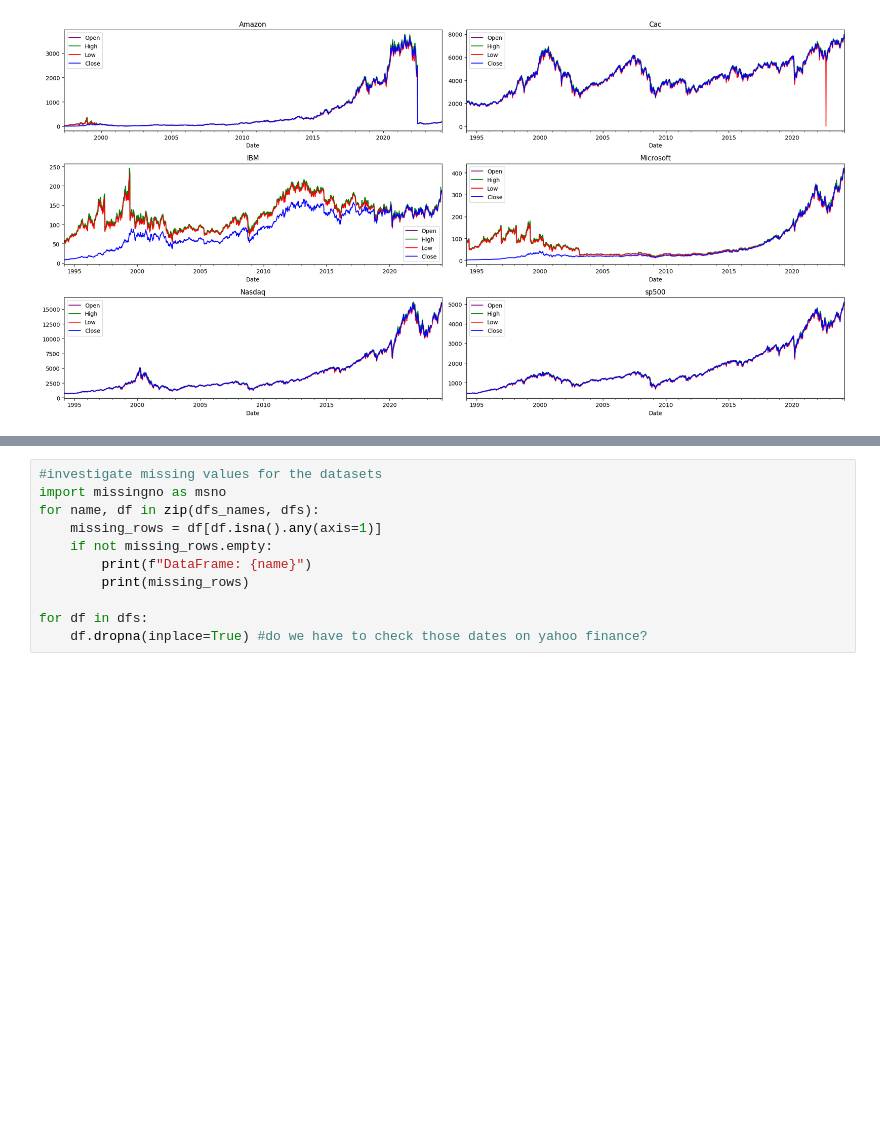
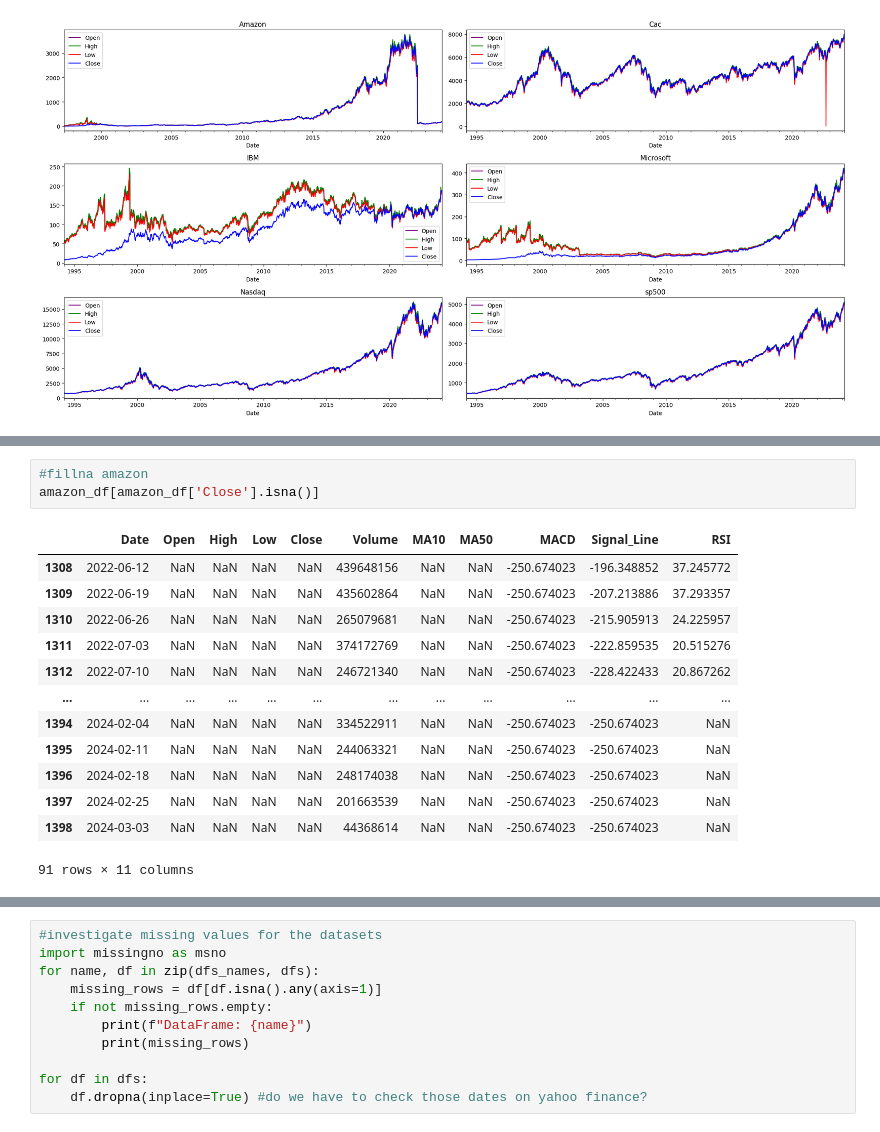
Before and after one commit to elenatomasella/ML, a Jupyter notebook: euklid_coding.ipynb, the cells around one changed output, grey strips where cells are left out. Cells and saved outputs as stored; diff of their text form; blank space fills up the shorter version.

```diff
--- a/euklid_coding.ipynb
+++ b/euklid_coding.ipynb
@@ -68,0 +96,17 @@ plt.show()
+# %%
+#fillna amazon
+amazon_df[amazon_df['Close'].isna()]
+# %% [output]
+|  | Date | Open | High | Low | Close | Volume | MA10 | MA50 | MACD | Signal_Line | RSI |
+| 1308 | 2022-06-12 | NaN | NaN | NaN | NaN | 439648156 | NaN | NaN | -250.674023 | -196.348852 | 37.245772 |
+| 1309 | 2022-06-19 | NaN | NaN | NaN | NaN | 435602864 | NaN | NaN | -250.674023 | -207.213886 | 37.293357 |
+| 1310 | 2022-06-26 | NaN | NaN | NaN | NaN | 265079681 | NaN | NaN | -250.674023 | -215.905913 | 24.225957 |
+| 1311 | 2022-07-03 | NaN | NaN | NaN | NaN | 374172769 | NaN | NaN | -250.674023 | -222.859535 | 20.515276 |
+| 1312 | 2022-07-10 | NaN | NaN | NaN | NaN | 246721340 | NaN | NaN | -250.674023 | -228.422433 | 20.867262 |
+| ... | ... | ... | ... | ... | ... | ... | ... | ... | ... | ... | ... |
+| 1394 | 2024-02-04 | NaN | NaN | NaN | NaN | 334522911 | NaN | NaN | -250.674023 | -250.674023 | NaN |
+| 1395 | 2024-02-11 | NaN | NaN | NaN | NaN | 244063321 | NaN | NaN | -250.674023 | -250.674023 | NaN |
+| 1396 | 2024-02-18 | NaN | NaN | NaN | NaN | 248174038 | NaN | NaN | -250.674023 | -250.674023 | NaN |
+| 1397 | 2024-02-25 | NaN | NaN | NaN | NaN | 201663539 | NaN | NaN | -250.674023 | -250.674023 | NaN |
+| 1398 | 2024-03-03 | NaN | NaN | NaN | NaN | 44368614 | NaN | NaN | -250.674023 | -250.674023 | NaN |
+91 rows × 11 columns
```
Also changed, not shown: parts of 21 cells of this notebook.
